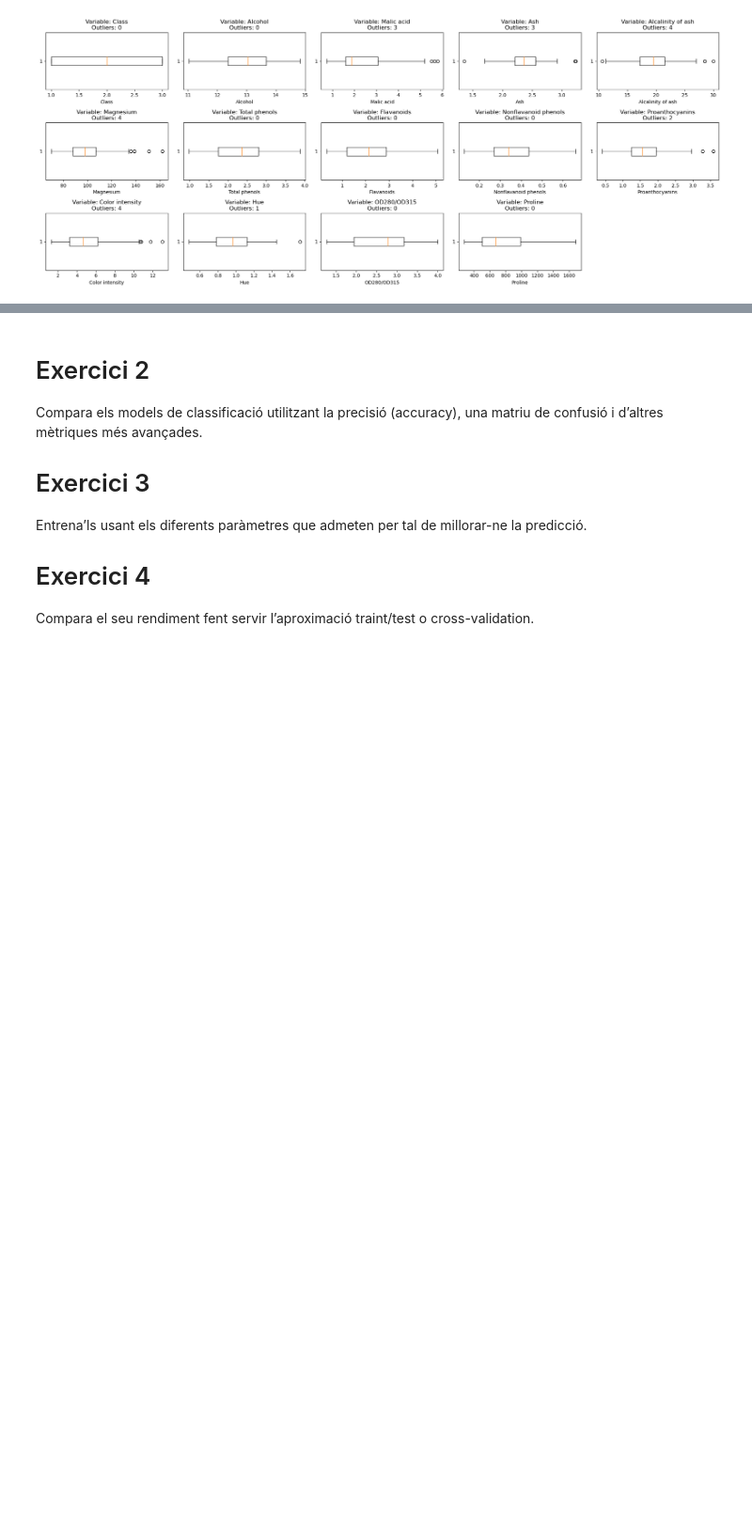
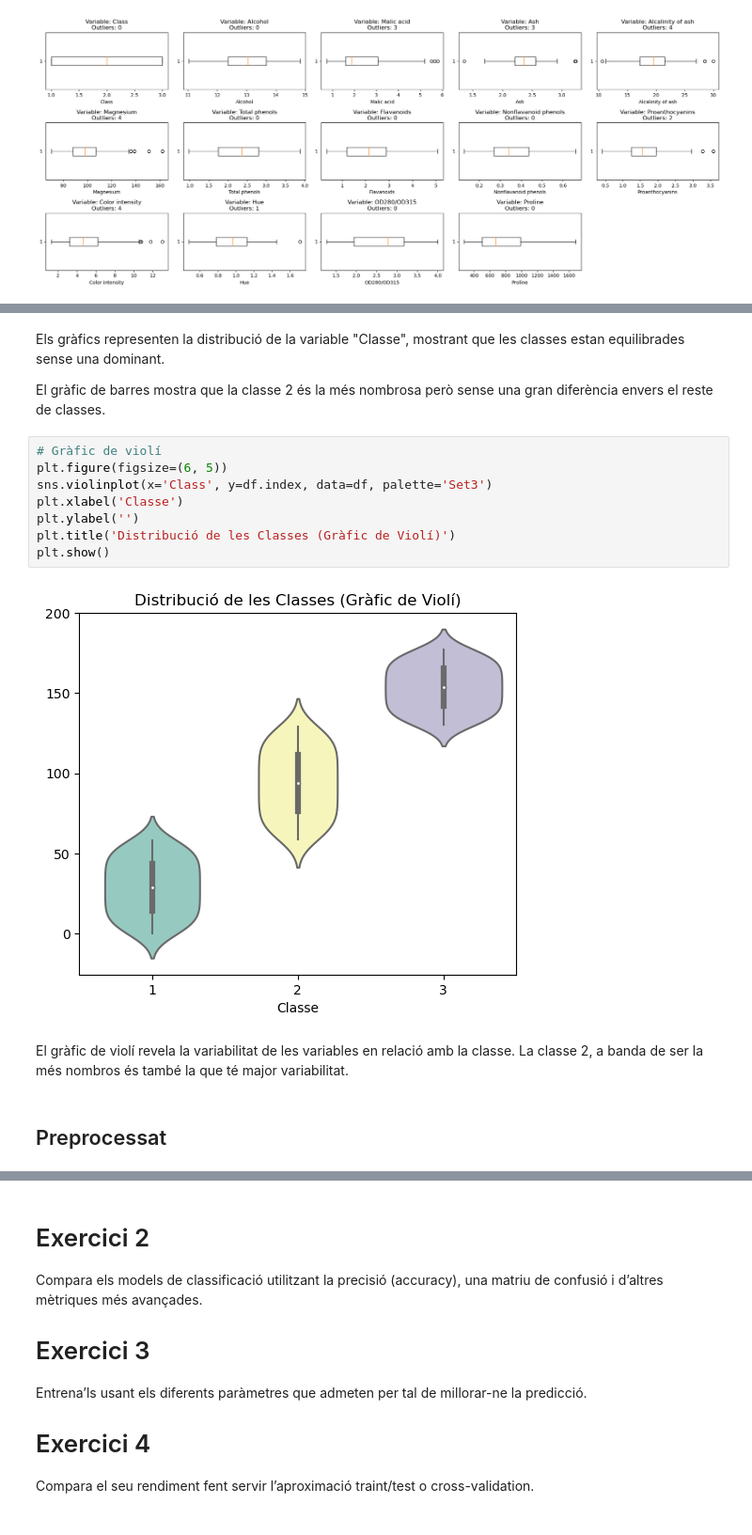
Before and after one commit to edaimon/ML_classification, a Jupyter notebook: T7.1.ipynb, the cells around one changed output, grey strips where cells are left out. Shown at 94% size. Drawn from its saved outputs; the diff is of its cells as text; blank space fills up the shorter version.

```diff
--- a/T7.1.ipynb
+++ b/T7.1.ipynb
@@ -418,0 +399,18 @@ Crea almenys dos models de classificació diferents per intentar predir el millo
+# %% [markdown]
+Els gràfics representen la distribució de la variable "Classe", mostrant que les classes estan equilibrades sense una dominant.
+
+El gràfic de barres mostra que la classe 2 és la més nombrosa però sense una gran diferència envers el reste de classes.
+# %%
+# Gràfic de violí
+plt.figure(figsize=(6, 5))
+sns.violinplot(x='Class', y=df.index, data=df, palette='Set3')
+plt.xlabel('Classe')
+plt.ylabel('')
+plt.title('Distribució de les Classes (Gràfic de Violí)')
+plt.show()
+# %% [output]
+[figure, added]
+# %% [markdown]
+El gràfic de violí revela la variabilitat de les variables en relació amb la classe. La classe 2, a banda de ser la més nombros és també la que té major variabilitat.
+# %% [markdown]
+## Preprocessat
```
Also changed, not shown: parts of 50 cells of this notebook.
